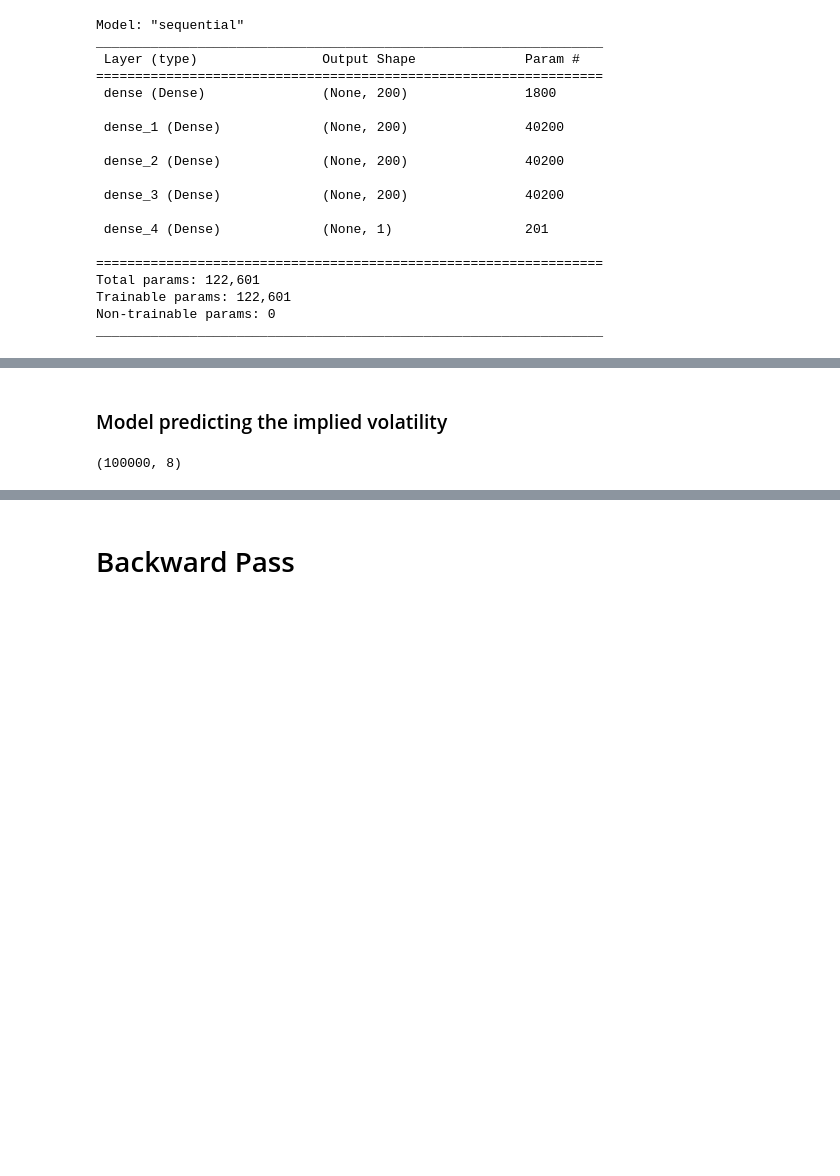
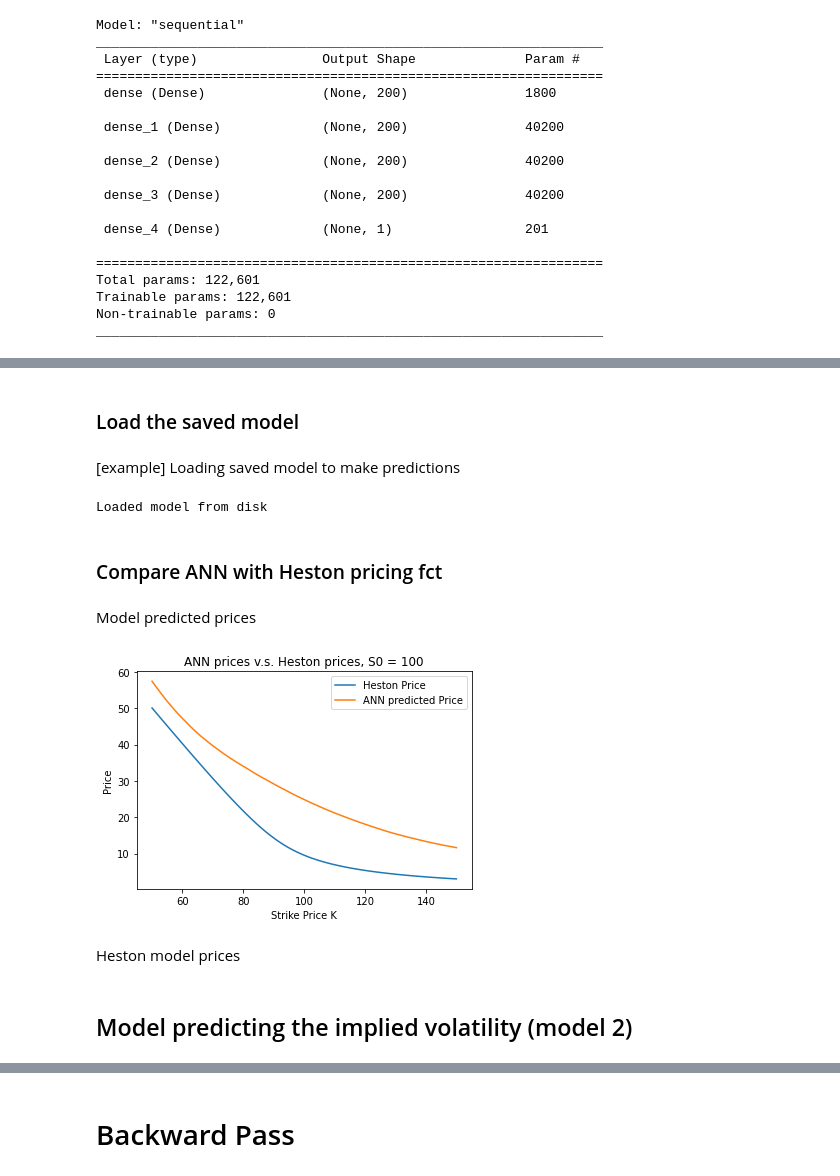
Before and after one commit to amendezll/projet_recherche, a Jupyter notebook: NN_model.ipynb, the cells around one changed output, grey strips where cells are left out. Saved outputs shown, nothing was run; the diff lists cells and outputs as text; code cells hidden in the pictures; blank space fills up the shorter version.

```diff
--- a/NN_model.ipynb
+++ b/NN_model.ipynb
@@ -184,0 +214,59 @@ pd.DataFrame(results1).transpose().set_axis(['loss', 'mean_squared_error', 'mean
+# %% [markdown]
+### Load the saved model
+# %% [markdown]
+[example] Loading saved model to make predictions
+# %%
+name = 'model1'
+# load json and create model
+json_file = open('results/'+ name + '.json', 'r')
+loaded_model_json = json_file.read()
+json_file.close()
+# I'm using the same name as before to avoid confusion
+model1 = model_from_json(loaded_model_json)
+# load weights into new model
+model1.load_weights("results/"+ name + ".h5")
+print("Loaded model from disk")
+
+# The model is recompiled to use kera's optimised structure
+model1.compile(optimizer='adam',
+               loss='mean_squared_error',
+               metrics =[keras.metrics.MeanAbsoluteError(),
+                         keras.metrics.MeanAbsolutePercentageError()])
+
+#  From this point on the model can be used normally to evaluate and predict
+# %% [output]
+Loaded model from disk
+# %% [markdown]
+### Compare ANN with Heston pricing fct
+# %% [markdown]
+Model predicted prices
+# %%
+S0 = 100
+comp = pd.DataFrame(np.linspace(50, 150, 100), columns = ['K'])
+comp['m'] = S0/comp['K']
+comp['T'] = 1
+comp['r'] = 0
+comp['rho'] = 0.5
+comp['kappa'] = 1
+comp['gam'] = 0.08
+comp['nu'] = 1
+comp['V0'] = 0.08
+comp['S'] = S0
+
+y_comp = model1.predict(comp[x_test.columns])
+
+comp['exact_price'] = comp.apply(lambda row : Call_Price_Heston(S = row['S'], K = row['K'], T =  row['T'],  r =  row['r'],
+               kappa = row['kappa'], theta = row['gam'], nu = row['nu'], rho = row['rho'], V0 = row['V0']), axis = 1)
+
+
+plt.plot(comp['K'], comp['exact_price'], label ="Heston Price" )
+plt.plot(comp['K'], y_comp, label = "ANN predicted Price")
+plt.xlabel("Strike Price K")
+plt.ylabel("Price")
+plt.title("ANN prices v.s. Heston prices, S0 = 100")
+plt.legend()
+plt.show()
+# %% [output]
+[figure, added]
+# %% [markdown]
+Heston model prices
@@ -185,5 +307,5 @@ pd.DataFrame(results1).transpose().set_axis(['loss', 'mean_squared_error', 'mean
 # %% [markdown]
-### Model predicting the implied volatility
+## Model predicting the implied volatility (model 2)
 # %%
 X = df.drop(['price', 'K', 'S', 'impl_vol'], axis=1)
 # X_stand =(X-X.mean())/X.std()
@@ -192,4 +314,0 @@ y = df['impl_vol']
-# %%
-X.shape
-# %% [output]
-(100000, 8)
```
Also changed, not shown: parts of 143 cells of this notebook, 18 other files.
